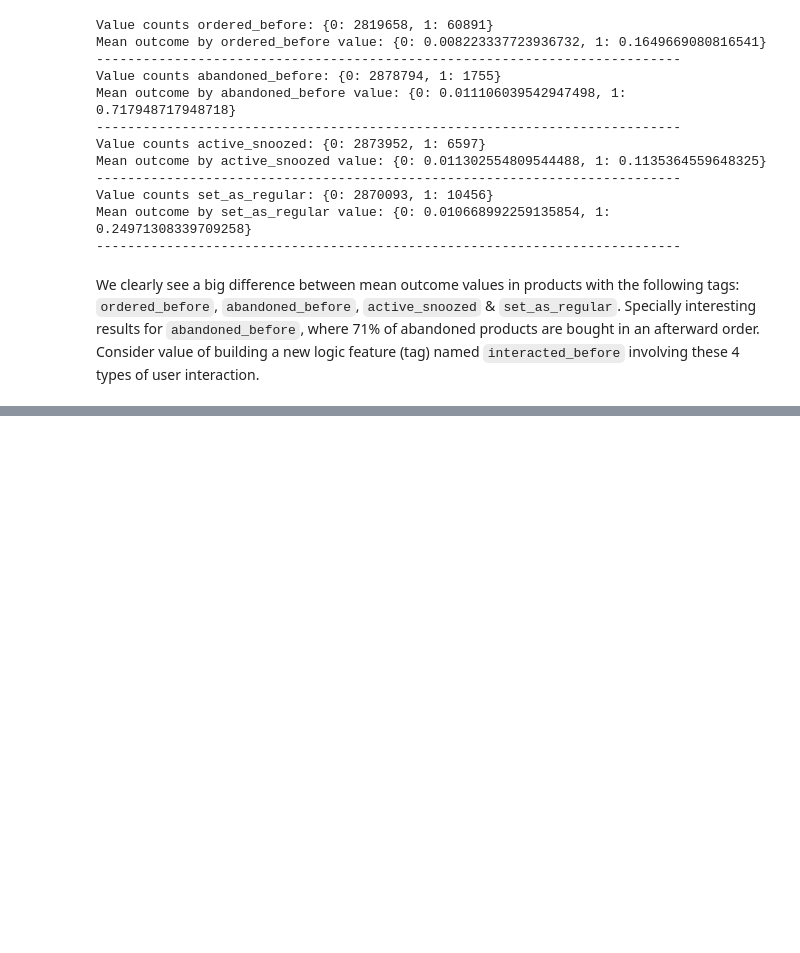
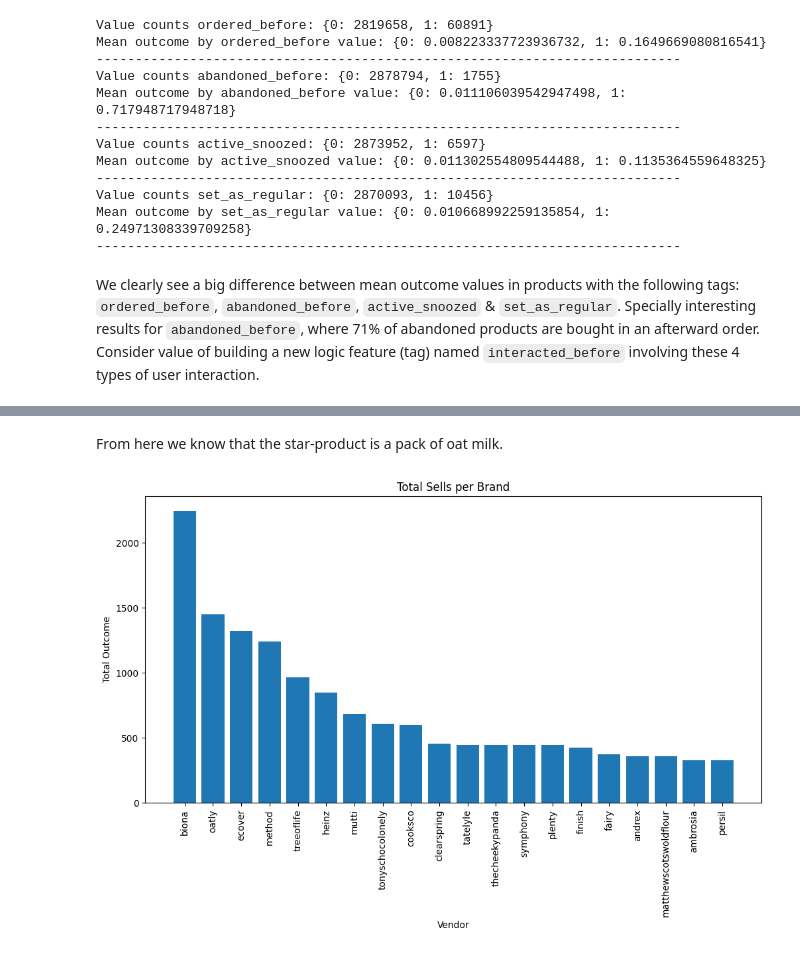
Before and after one commit to MiguelAlvarezHernanz/zrive-ds, a Jupyter notebook: src/module_2/EDA_2.ipynb, the cells around one changed output, grey strips where cells are left out. Cells and saved outputs as stored; diff of their text form; code cells hidden in the pictures; blank space fills up the shorter version.

```diff
--- a/src/module_2/EDA_2.ipynb
+++ b/src/module_2/EDA_2.ipynb
@@ -309,0 +326,16 @@ We clearly see a big difference between mean outcome values in products with the
+# %% [markdown]
+From here we know that the star-product is a pack of oat milk.
+# %%
+vendor_outcome = df.groupby('vendor')['outcome'].sum().reset_index()
+vendor_outcome = vendor_outcome.sort_values(by='outcome', ascending=False)
+top_vendors = vendor_outcome.head(20)
+
+plt.figure(figsize=(12, 6))
+plt.bar(top_vendors['vendor'].astype(str), top_vendors['outcome'])
+plt.xticks(rotation=90)
+plt.xlabel("Vendor")
+plt.ylabel("Total Outcome")
+plt.title("Total Sells per Brand")
+plt.show()
+# %% [output]
+[figure, added]
```
Also changed, not shown: parts of 8 cells of this notebook.
